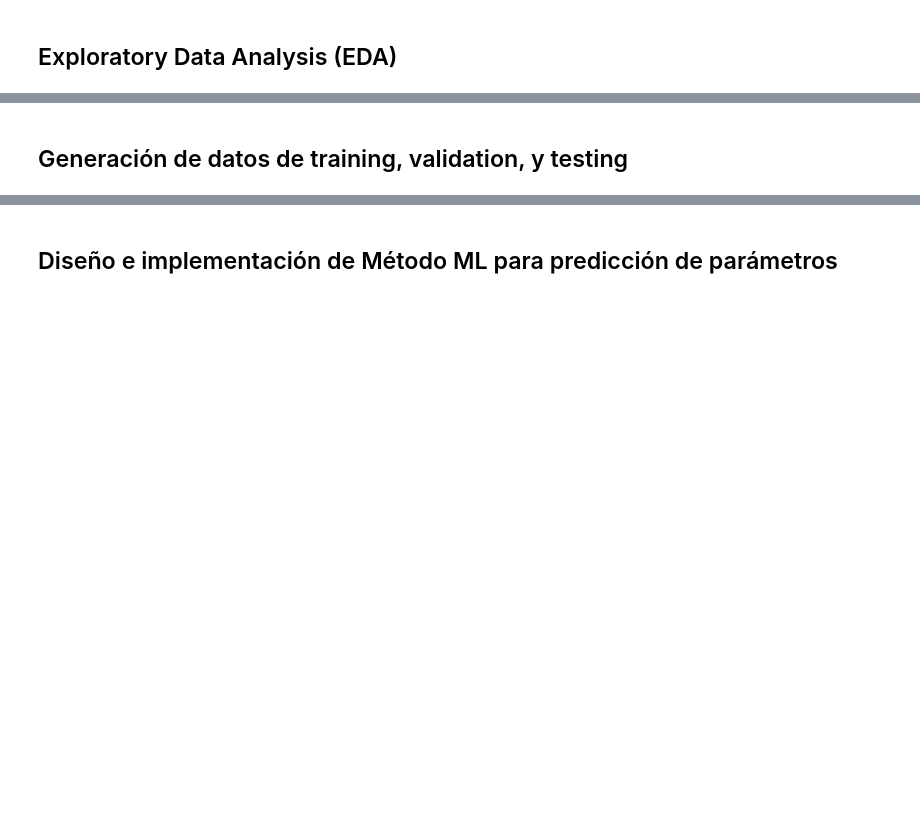
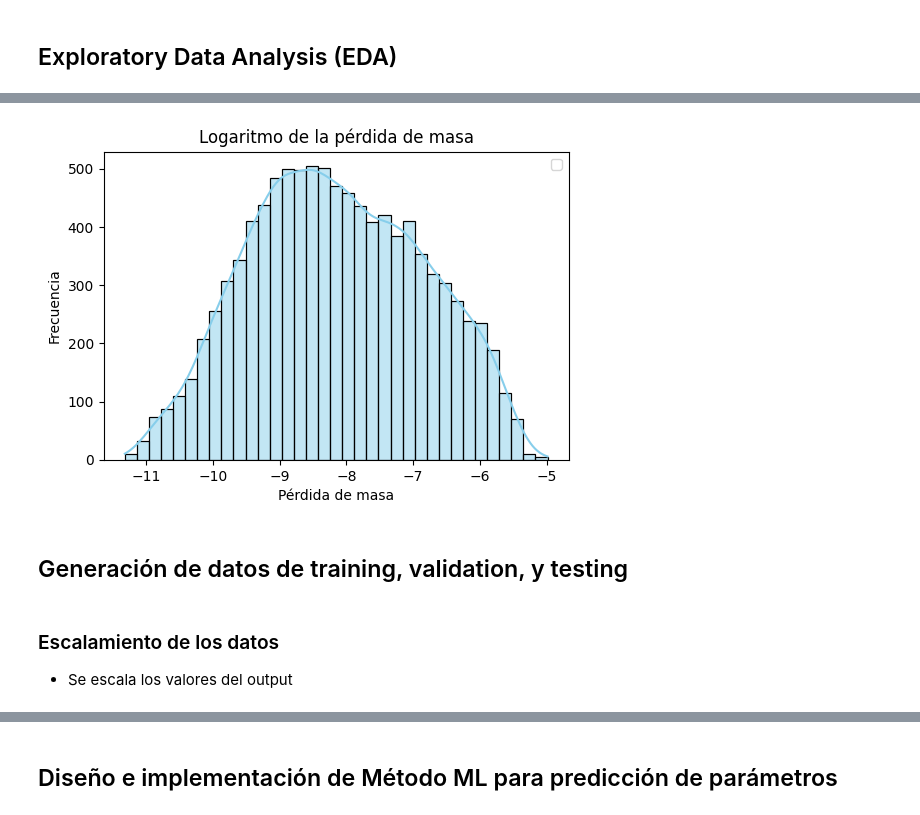
Before and after one commit to rpezoa/mlvalpo, a Jupyter notebook: proyecto_parametros_estelares.ipynb, the cells around one changed output, grey strips where cells are left out. Drawn from its saved outputs; the diff is of its cells as text; code cells hidden in the pictures; blank space fills up the shorter version.

```diff
--- a/proyecto_parametros_estelares.ipynb
+++ b/proyecto_parametros_estelares.ipynb
@@ -89,2 +116,16 @@ y.shape
+# %%
+plt.figure(figsize=(6,4)) # Ajustar tamaño del gráfico
+sns.histplot(y_new[:,2], kde=True, color="skyblue")
+plt.legend() # Mostrar etiquetas de cada curva
+plt.title("Logaritmo de la pérdida de masa")
+plt.xlabel("Pérdida de masa")
+plt.ylabel("Frecuencia")
+plt.show()
+# %% [output]
+[figure, added]
 # %% [markdown]
 ## Generación de datos de training, validation, y testing
+# %% [markdown]
+### Escalamiento de los datos
+
+* Se escala los valores del output
```
Also changed, not shown: parts of 23 cells of this notebook.
